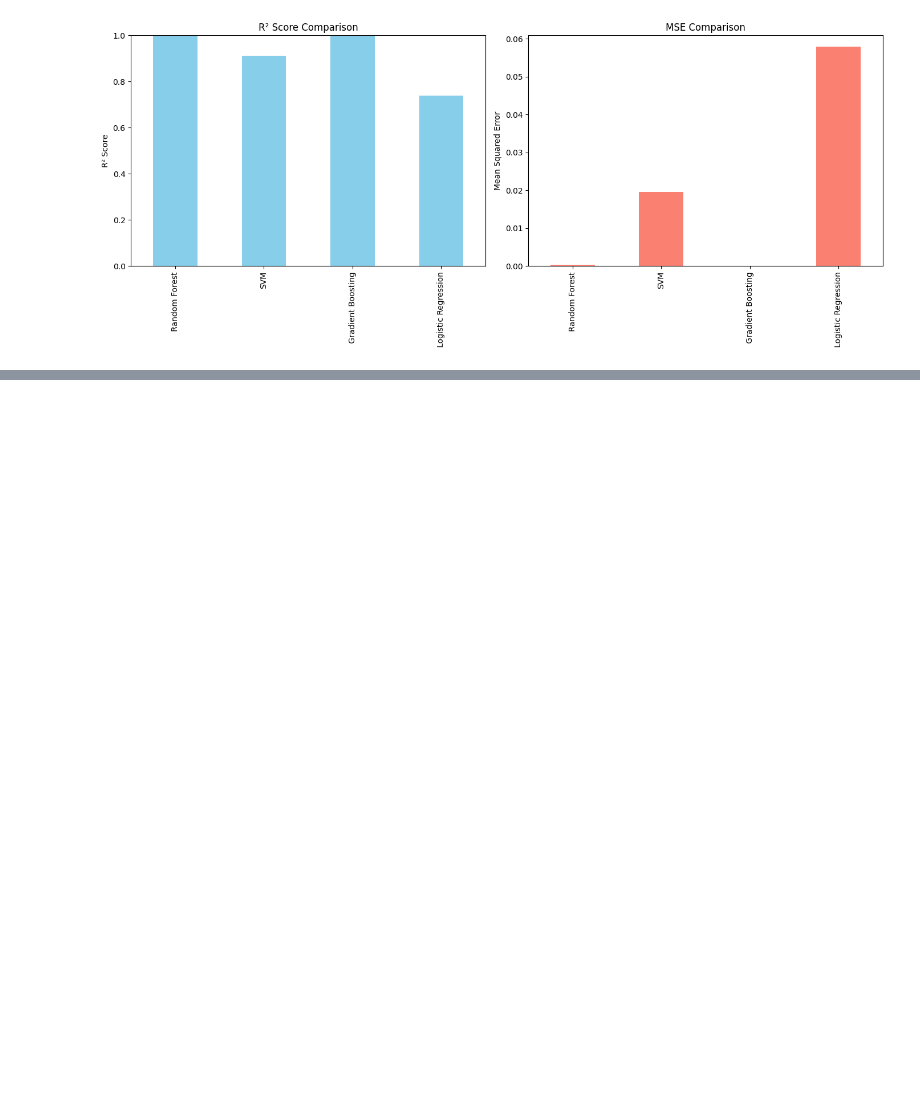
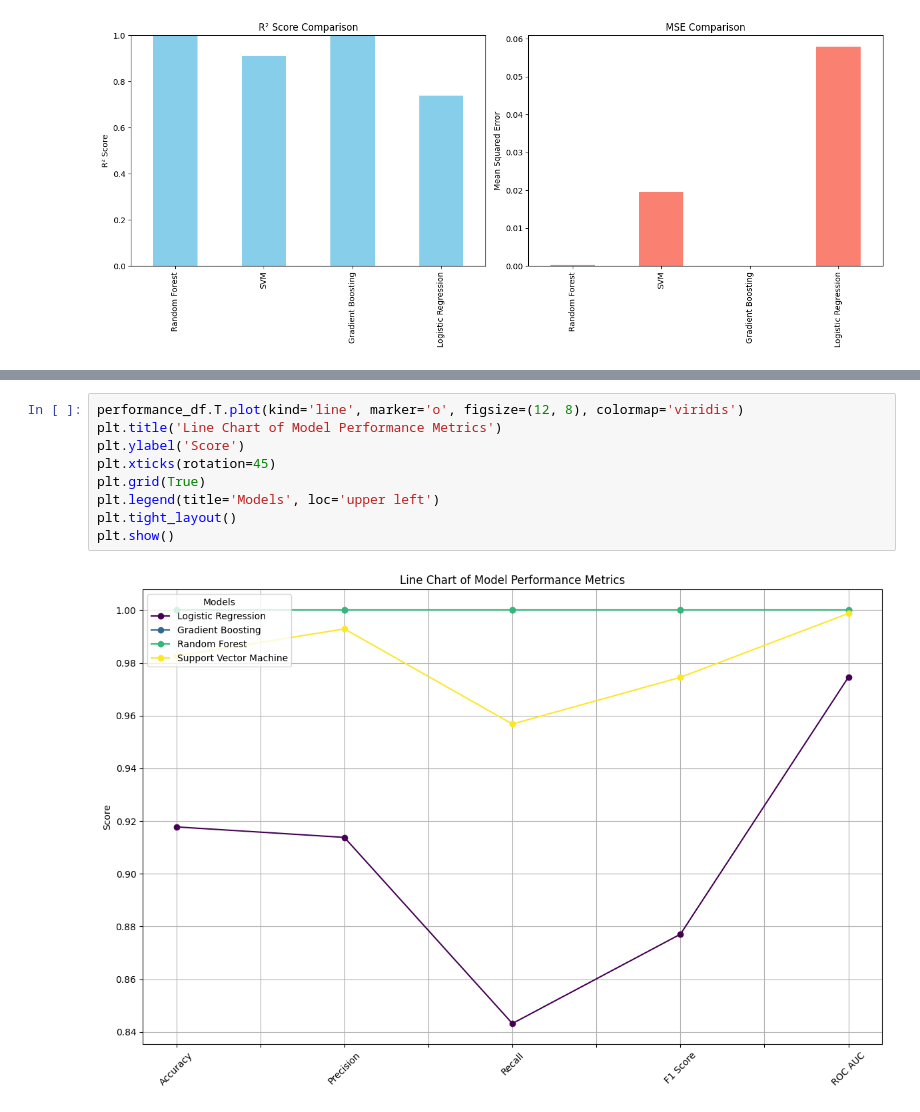
Before and after one commit to Palak-bansal-26/Natural-Disaster-Prediction, a Jupyter notebook: AvalanchePrediction.ipynb, the cells around one changed output, grey strips where cells are left out. Drawn from its saved outputs; the diff is of its cells as text; blank space fills up the shorter version.

```diff
--- a/AvalanchePrediction.ipynb
+++ b/AvalanchePrediction.ipynb
@@ -443,0 +463,11 @@ Logistic Regression  0.738935  5.796853e-02
+# %%
+performance_df.T.plot(kind='line', marker='o', figsize=(12, 8), colormap='viridis')
+plt.title('Line Chart of Model Performance Metrics')
+plt.ylabel('Score')
+plt.xticks(rotation=45)
+plt.grid(True)
+plt.legend(title='Models', loc='upper left')
+plt.tight_layout()
+plt.show()
+# %% [output]
+[figure, added]
```
Also changed, not shown: parts of 1 cell of this notebook.
